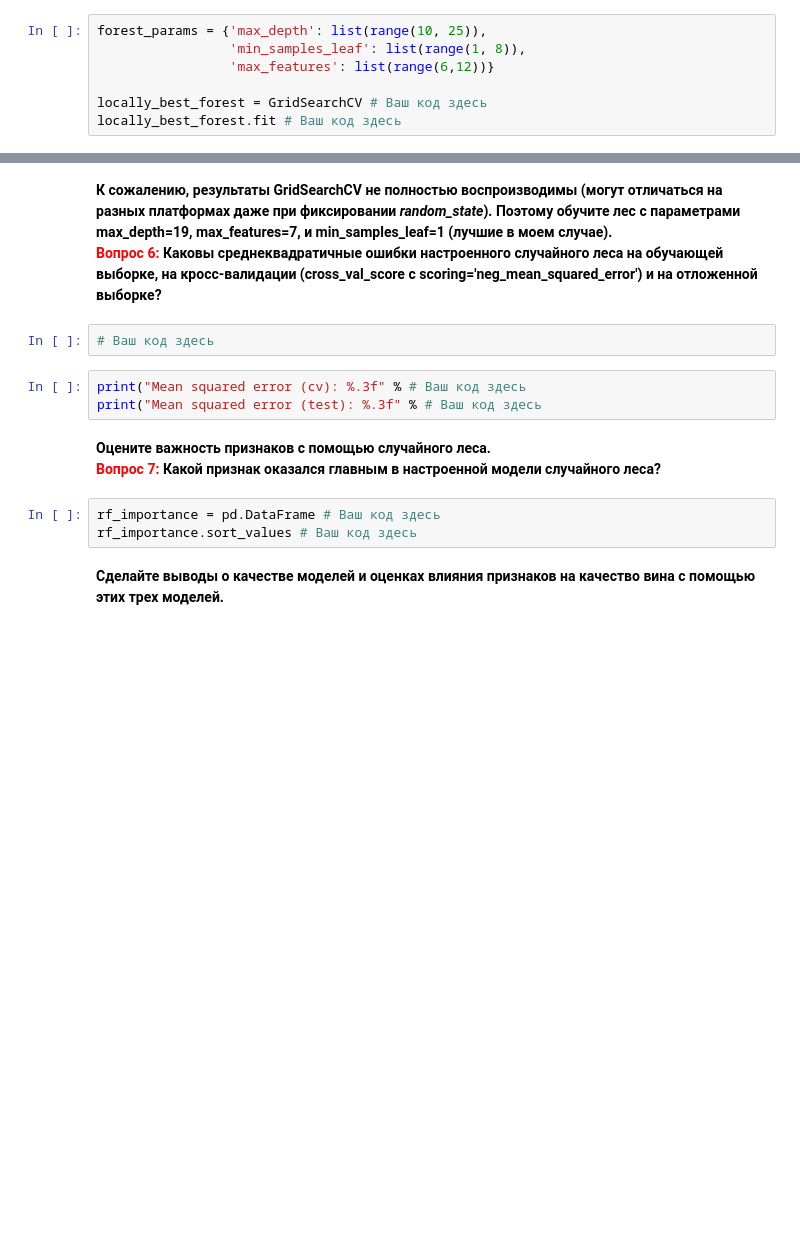
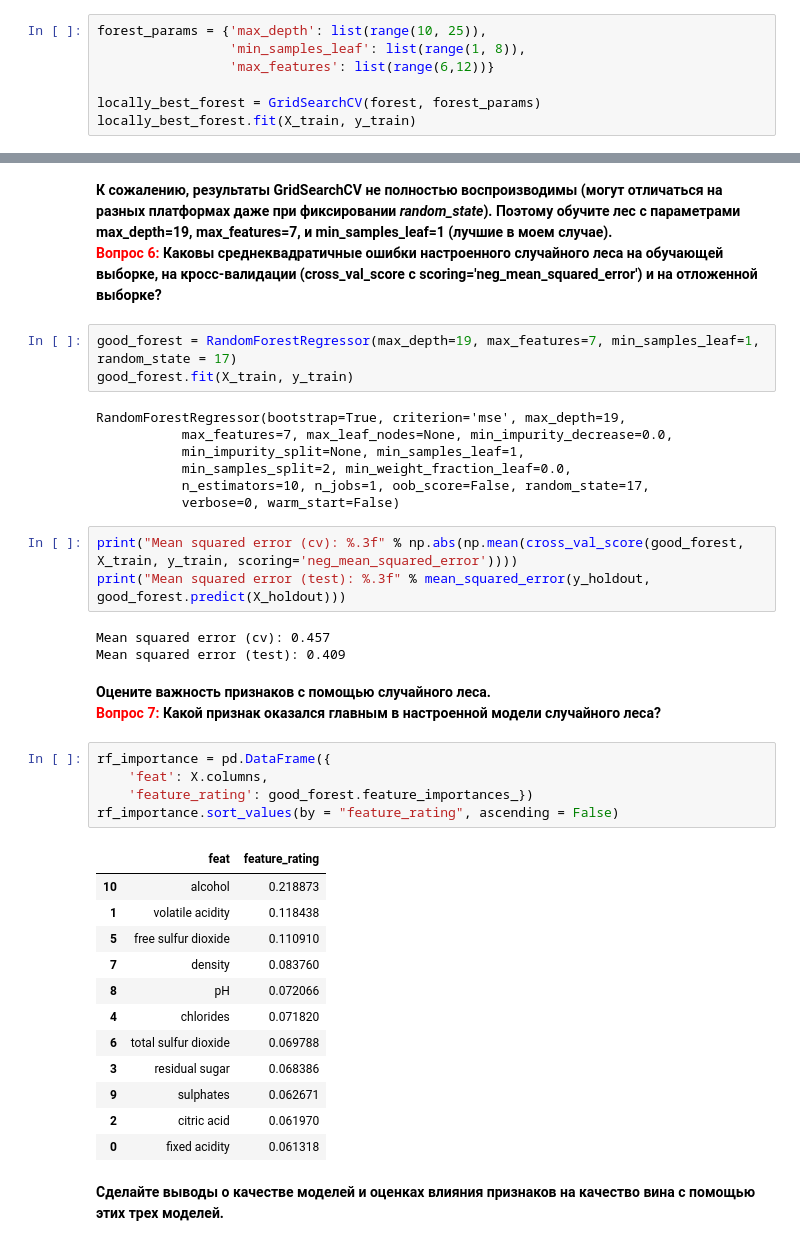
Before and after one commit to artinttechnical/mlcourse_open, a Jupyter notebook: jupyter_russian/assignments_demo/assignment06_regression_wine.ipynb, the cells around one changed output, grey strips where cells are left out. Cells and saved outputs as stored; diff of their text form; blank space fills up the shorter version.

```diff
--- a/jupyter_russian/assignments_demo/assignment06_regression_wine.ipynb
+++ b/jupyter_russian/assignments_demo/assignment06_regression_wine.ipynb
@@ -251,5 +251,5 @@ forest_params = {'max_depth': list(range(10, 25)),
                  'min_samples_leaf': list(range(1, 8)),
                  'max_features': list(range(6,12))}
 
-locally_best_forest = GridSearchCV # Ваш код здесь
-locally_best_forest.fit # Ваш код здесь
+locally_best_forest = GridSearchCV(forest, forest_params)
+locally_best_forest.fit(X_train, y_train)
@@ -258,16 +260,42 @@ locally_best_forest.best_params_, locally_best_forest.best_score_
 # %% [markdown]
 **К сожалению, результаты  GridSearchCV не полностью воспроизводимы (могут отличаться на разных платформах даже при фиксировании *random_state*). Поэтому обучите лес с параметрами max_depth=19, max_features=7, и min_samples_leaf=1 (лучшие в моем случае).**<br>
 **<font color='red'>Вопрос 6:</font> Каковы среднеквадратичные ошибки настроенного случайного леса на обучающей выборке, на кросс-валидации (cross_val_score с scoring='neg_mean_squared_error') и на отложенной выборке?**
-# %%
-# Ваш код здесь
+# %%
+good_forest = RandomForestRegressor(max_depth=19, max_features=7, min_samples_leaf=1, random_state = 17)
+good_forest.fit(X_train, y_train)
+# %% [output]
+RandomForestRegressor(bootstrap=True, criterion='mse', max_depth=19,
+           max_features=7, max_leaf_nodes=None, min_impurity_decrease=0.0,
+           min_impurity_split=None, min_samples_leaf=1,
+           min_samples_split=2, min_weight_fraction_leaf=0.0,
+           n_estimators=10, n_jobs=1, oob_score=False, random_state=17,
+           verbose=0, warm_start=False)
 # %%
-print("Mean squared error (cv): %.3f" % # Ваш код здесь
-print("Mean squared error (test): %.3f" % # Ваш код здесь
+print("Mean squared error (cv): %.3f" % np.abs(np.mean(cross_val_score(good_forest, X_train, y_train, scoring='neg_mean_squared_error'))))
+print("Mean squared error (test): %.3f" % mean_squared_error(y_holdout, good_forest.predict(X_holdout)))
+# %% [output]
+Mean squared error (cv): 0.457
+Mean squared error (test): 0.409
 # %% [markdown]
 **Оцените важность признаков с помощью случайного леса.**<br>
 **<font color='red'>Вопрос 7:</font> Какой признак оказался главным в настроенной модели случайного леса?**
-# %%
-rf_importance = pd.DataFrame # Ваш код здесь
-rf_importance.sort_values # Ваш код здесь
+# %%
+rf_importance = pd.DataFrame({
+    'feat': X.columns,
+    'feature_rating': good_forest.feature_importances_})
+rf_importance.sort_values(by = "feature_rating", ascending = False)
+# %% [output]
+|  | feat | feature_rating |
+| 10 | alcohol | 0.218873 |
+| 1 | volatile acidity | 0.118438 |
+| 5 | free sulfur dioxide | 0.110910 |
+| 7 | density | 0.083760 |
+| 8 | pH | 0.072066 |
+| 4 | chlorides | 0.071820 |
+| 6 | total sulfur dioxide | 0.069788 |
+| 3 | residual sugar | 0.068386 |
+| 9 | sulphates | 0.062671 |
+| 2 | citric acid | 0.061970 |
+| 0 | fixed acidity | 0.061318 |
 # %% [markdown]
 **Сделайте выводы о качестве моделей и оценках влияния признаков на качество вина с помощью этих трех моделей.**
```
Also changed, not shown: parts of 3 cells of this notebook, 1 other file.
